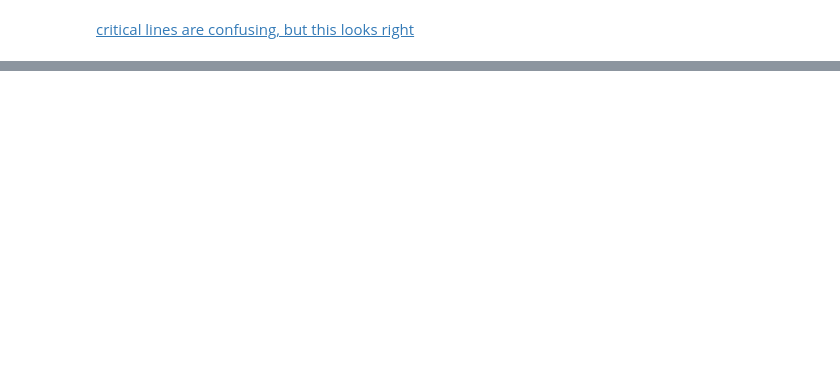
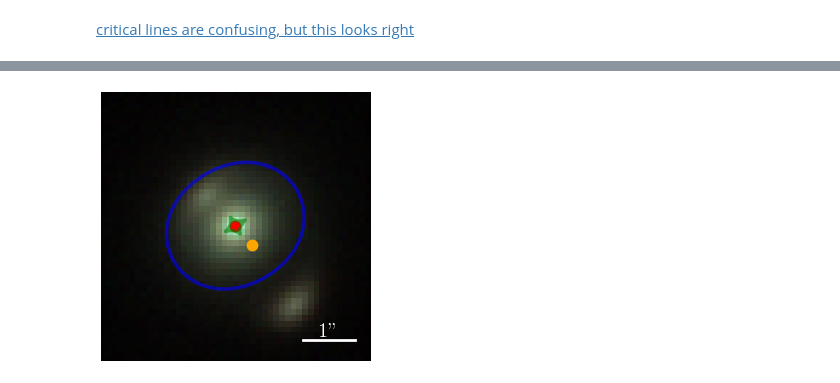
Before and after one commit to AstroMusers/mejiro, a Jupyter notebook: paper/figure_notebooks/roman_image.ipynb, the cells around one changed output, grey strips where cells are left out. Saved outputs shown, nothing was run; the diff lists cells and outputs as text; code cells hidden in the pictures; blank space fills up the shorter version.

```diff
--- a/paper/figure_notebooks/roman_image.ipynb
+++ b/paper/figure_notebooks/roman_image.ipynb
@@ -76,0 +120,25 @@ plt.show()
+# %%
+from mejiro.helpers import color
+
+rgb_image = color.get_rgb(image_b=exposures[0], image_g=exposures[1], image_r=exposures[2], stretch=18, Q=5)
+
+fig, ax = plt.subplots(figsize=(3.5, 3.5))
+
+ax.imshow(rgb_image, cmap='binary')
+
+coords = lens_util.get_coords(rgb_image.shape[0])
+overplot.source_position(ax, lens, coords, alpha=1, color='orange', size=7.5)
+overplot.lens_position(ax, lens, coords, alpha=1, color='red', size=7.5)
+overplot.caustics(ax, lens, coords, num_pix, delta_pix=0.11, linewidth=2.5, alpha=0.6, color='g')
+overplot.critical_curves(ax, lens, coords, num_pix, delta_pix=0.11, linewidth=2.5, alpha=0.6, color='b')
+
+plot_util.scale_bar(ax, d=rgb_image.shape[0], dist=1 / 0.11, text='1"', color='w', flipped=True)
+# plot_util.coordinate_arrows(ax, d=lens.num_pix * .95, coords=lens.coords, color='w', font_size=15, arrow_size=0.02)
+
+plt.axis(False)
+# plt.legend(fontsize=12, bbox_to_anchor = (1.65, 0.5), loc='center right')
+
+plt.savefig(os.path.join(figure_dir, 'roman_image.png'))
+plt.show()
+# %% [output]
+[figure, added]
```
Also changed, not shown: parts of 4 cells of this notebook, 1 other file.
